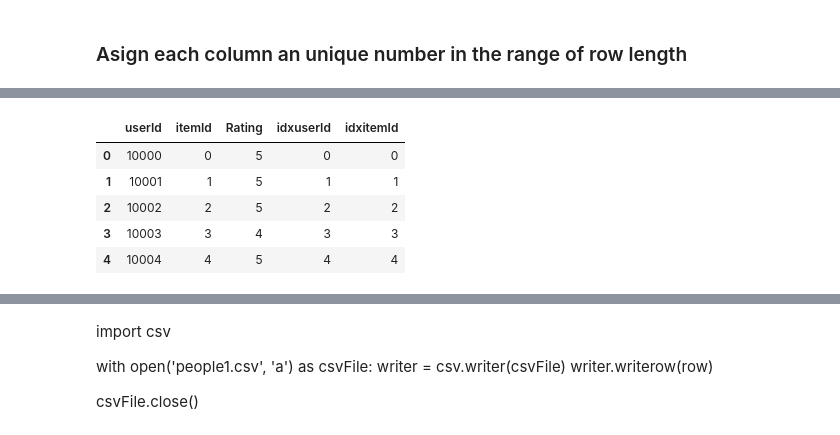
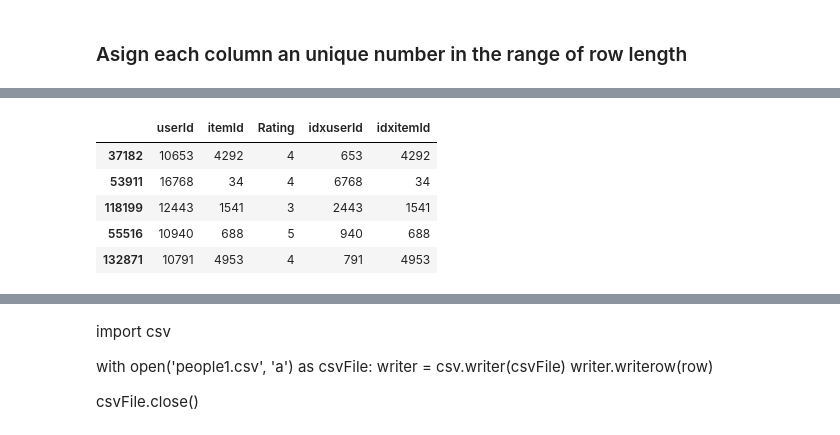
Before and after one commit to ordosnb/KNN, a Jupyter notebook: UserEmbedding.ipynb, the cells around one changed output, grey strips where cells are left out. Saved outputs shown, nothing was run; the diff lists cells and outputs as text; code cells hidden in the pictures.

```diff
--- a/UserEmbedding.ipynb
+++ b/UserEmbedding.ipynb
@@ -108,0 +107,4 @@ user_df['idxitemId'] = user_df['itemId'].astype('category').cat.codes.values
+# %%
+user_df = pd.read_csv('IndexedID')
+user_df = user_df.drop(['Unnamed: 0'], axis=1)
+user_df.head()
@@ -109,9 +118,12 @@ user_df['idxitemId'] = user_df['itemId'].astype('category').cat.codes.values
+# %%
+from sklearn.model_selection import train_test_split
+trainkeras, testkeras = train_test_split(user_df, test_size=0.05)
 # %%
-user_df.head()
+trainkeras.head()
 # %% [output]
 |  | userId | itemId | Rating | idxuserId | idxitemId |
-| 0 | 10000 | 0 | 5 | 0 | 0 |
-| 1 | 10001 | 1 | 5 | 1 | 1 |
-| 2 | 10002 | 2 | 5 | 2 | 2 |
-| 3 | 10003 | 3 | 4 | 3 | 3 |
-| 4 | 10004 | 4 | 5 | 4 | 4 |
+| 37182 | 10653 | 4292 | 4 | 653 | 4292 |
+| 53911 | 16768 | 34 | 4 | 6768 | 34 |
+| 118199 | 12443 | 1541 | 3 | 2443 | 1541 |
+| 55516 | 10940 | 688 | 5 | 940 | 688 |
+| 132871 | 10791 | 4953 | 4 | 791 | 4953 |
```
Also changed, not shown: parts of 74 cells of this notebook.
